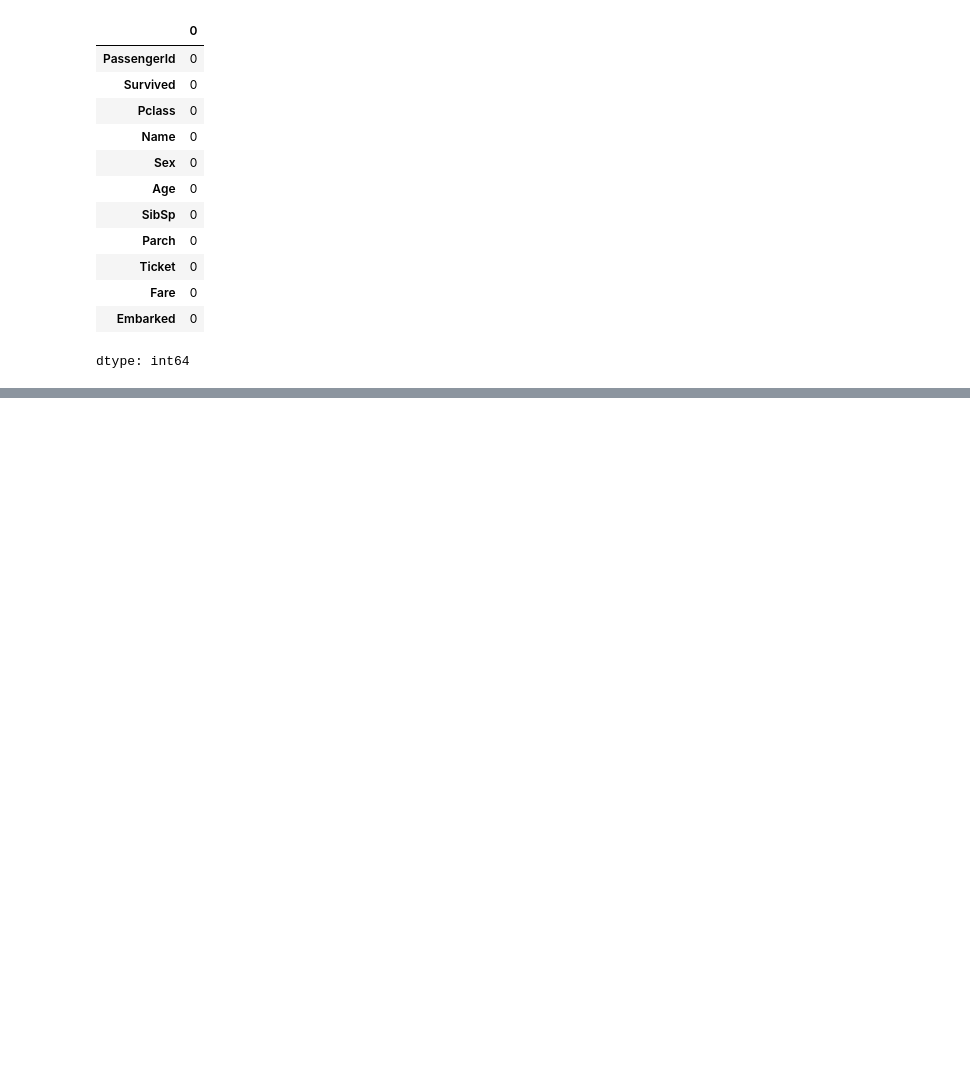
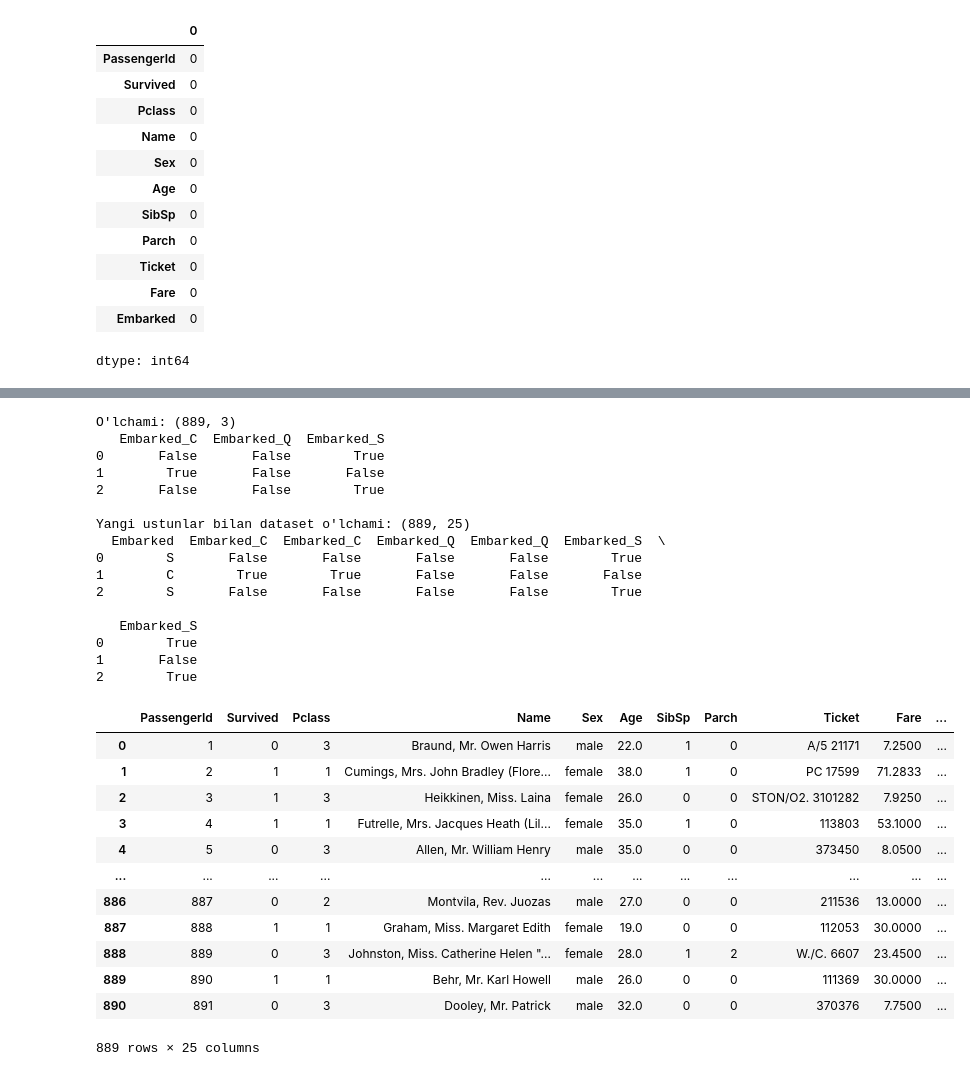
Before and after one commit to sevaradevoloper/22.08, a Jupyter notebook: Untitled73.ipynb, the cells around one changed output, grey strips where cells are left out. Cells and saved outputs as stored; diff of their text form; code cells hidden in the pictures; blank space fills up the shorter version.

```diff
--- a/Untitled73.ipynb
+++ b/Untitled73.ipynb
@@ -141,0 +195,4 @@ Name: count, dtype: int64
+# %%
+df["fare_per_person"] = df["Fare"] / (df["family_size"])
+print(df["fare_per_person"].describe())
+print(df[["Name","Fare","family_size","fare_per_person"]].head(2))
@@ -141,0 +232,8 @@ Name: count, dtype: int64
+# %%
+df["age_group"]  = pd.qcut(df['Age'],q=3,labels=["child","adult","seinor"])
+print(df.groupby("age_group")['Survived'].mean())
+
+df["name_length"] =df['Name'].str.len()
+
+# Ism uzunligi bo'yicha o'rtacha omon qolishni ko'rish
+print(df.groupby(pd.cut(df['name_length'], bins=3))['Survived'].mean())
@@ -141,0 +251,10 @@ Name: count, dtype: int64
+# %%
+# Yosh guruhlarini yaratish (cut orqali)
+# 0-18 yosh: child, 18-50 yosh: adult, 50-100 yosh: seinor
+bins = [0, 18, 50, 100]
+labels = ["child", "adult", "seinor"]
+df["age_group"] = pd.cut(df['Age'], bins=bins, labels=labels)
+
+# 4. Natijalarni tahlil qilish
+print("--- Yosh guruhlari bo'yicha omon qolish foizi ---")
+print(df.groupby("age_group", observed=True)['Survived'].mean())
@@ -141,0 +289,7 @@ Name: count, dtype: int64
+# %%
+from sklearn.preprocessing import LabelEncoder
+le = LabelEncoder()
+
+df["Sex_encoded"] = le.fit_transform(df["Sex"])
+
+print(df[["Sex","Sex_encoded"]].head(4))
@@ -141,0 +349,44 @@ Name: count, dtype: int64
+# %%
+# 1. One-Hot Encoding yaratish
+embarked_dummies = pd.get_dummies(df["Embarked"], prefix="Embarked")
+
+print("O'lchami:", embarked_dummies.shape)  # (889, 3) - 3 ta port
+print(embarked_dummies.head(3))
+
+# 2. Asosiy datasetga qo'shish (to'g'rilangan qism)
+df = pd.concat([df, embarked_dummies], axis=1)
+
+# Natijani tekshirish
+print("\nYangi ustunlar bilan dataset o'lchami:", df.shape)
+print(df[["Embarked", "Embarked_C", "Embarked_Q", "Embarked_S"]].head(3))
+df
+# %% [output]
+O'lchami: (889, 3)
+   Embarked_C  Embarked_Q  Embarked_S
+0       False       False        True
+1        True       False       False
+2       False       False        True
+
+Yangi ustunlar bilan dataset o'lchami: (889, 25)
+  Embarked  Embarked_C  Embarked_C  Embarked_Q  Embarked_Q  Embarked_S  \
+0        S       False       False       False       False        True
+1        C        True        True       False       False       False
+2        S       False       False       False       False        True
+
+   Embarked_S
+0        True
+1       False
+2        True
+|  | PassengerId | Survived | Pclass | Name | Sex | Age | SibSp | Parch | Ticket | Fare | ... |
+| 0 | 1 | 0 | 3 | Braund, Mr. Owen Harris | male | 22.0 | 1 | 0 | A/5 21171 | 7.2500 | ... |
+| 1 | 2 | 1 | 1 | Cumings, Mrs. John Bradley (Flore... | female | 38.0 | 1 | 0 | PC 17599 | 71.2833 | ... |
+| 2 | 3 | 1 | 3 | Heikkinen, Miss. Laina | female | 26.0 | 0 | 0 | STON/O2. 3101282 | 7.9250 | ... |
+| 3 | 4 | 1 | 1 | Futrelle, Mrs. Jacques Heath (Lil... | female | 35.0 | 1 | 0 | 113803 | 53.1000 | ... |
+| 4 | 5 | 0 | 3 | Allen, Mr. William Henry | male | 35.0 | 0 | 0 | 373450 | 8.0500 | ... |
+| ... | ... | ... | ... | ... | ... | ... | ... | ... | ... | ... | ... |
+| 886 | 887 | 0 | 2 | Montvila, Rev. Juozas | male | 27.0 | 0 | 0 | 211536 | 13.0000 | ... |
+| 887 | 888 | 1 | 1 | Graham, Miss. Margaret Edith | female | 19.0 | 0 | 0 | 112053 | 30.0000 | ... |
+| 888 | 889 | 0 | 3 | Johnston, Miss. Catherine Helen "... | female | 28.0 | 1 | 2 | W./C. 6607 | 23.4500 | ... |
+| 889 | 890 | 1 | 1 | Behr, Mr. Karl Howell | male | 26.0 | 0 | 0 | 111369 | 30.0000 | ... |
+| 890 | 891 | 0 | 3 | Dooley, Mr. Patrick | male | 32.0 | 0 | 0 | 370376 | 7.7500 | ... |
+889 rows × 25 columns
```
Also changed, not shown: parts of 25 cells of this notebook.
